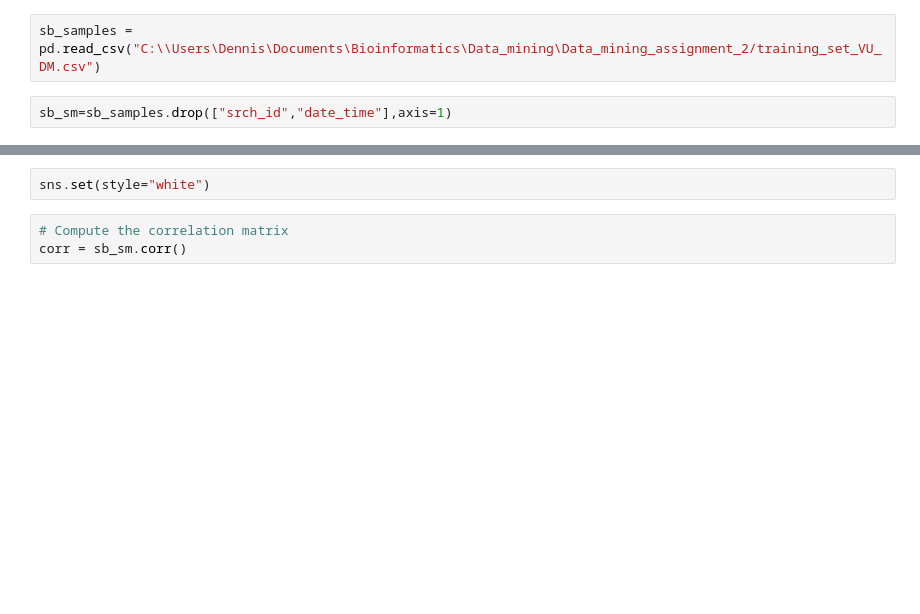
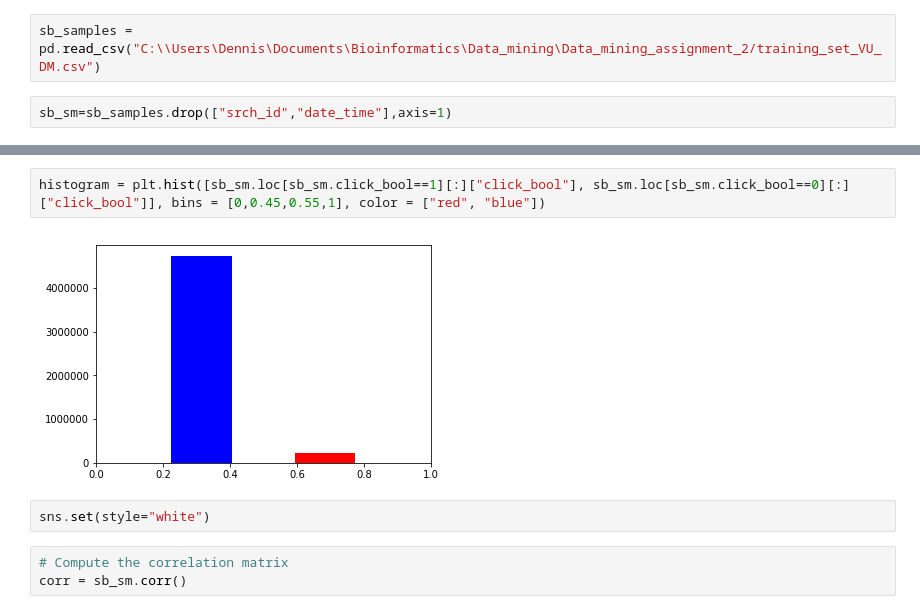
Before and after one commit to DavideBrex/Expedia-Hotels-recommendation-system, a Jupyter notebook: Correlation_HeatMap.ipynb, the cells around one changed output, grey strips where cells are left out. Saved outputs shown, nothing was run; the diff lists cells and outputs as text; blank space fills up the shorter version.

Commit message:
added histogram

```diff
--- a/Correlation_HeatMap.ipynb
+++ b/Correlation_HeatMap.ipynb
@@ -14,3 +32,7 @@ KeyError: 'click_bool'
+# %%
+histogram = plt.hist([sb_sm.loc[sb_sm.click_bool==1][:]["click_bool"], sb_sm.loc[sb_sm.click_bool==0][:]["click_bool"]], bins = [0,0.45,0.55,1], color = ["red", "blue"])
+# %% [output]
+[figure, added]
 # %%
 sns.set(style="white")
 # %%
```
Also changed, not shown: parts of 2 cells of this notebook.
